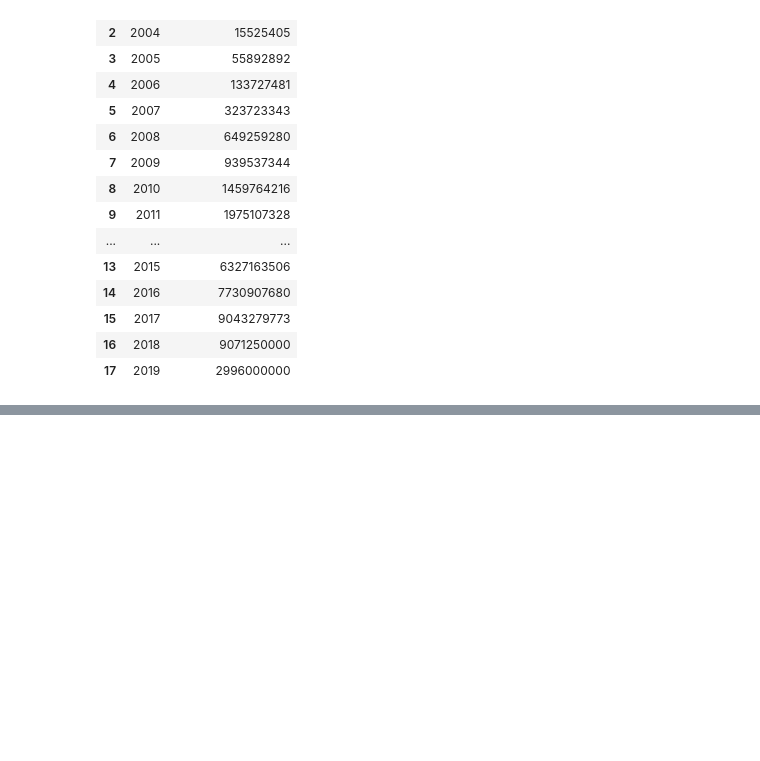
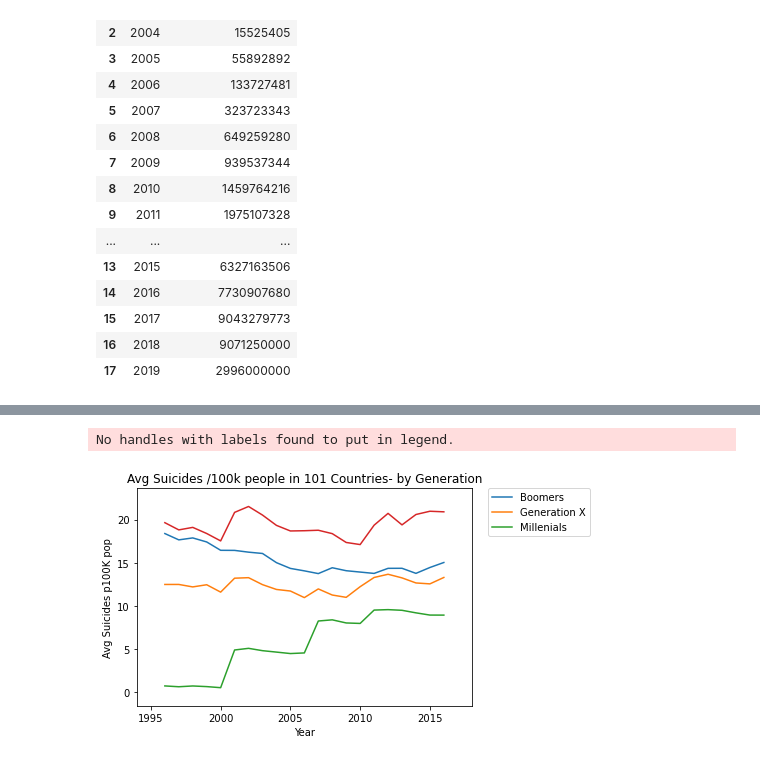
Before and after one commit to ludmilagd/SocialMediaUsageImpact, a Jupyter notebook: SocialMedia&Suicides.ipynb, the cells around one changed output, grey strips where cells are left out. Cells and saved outputs as stored; diff of their text form; code cells hidden in the pictures; blank space fills up the shorter version.

```diff
--- a/SocialMedia&Suicides.ipynb
+++ b/SocialMedia&Suicides.ipynb
@@ -65,0 +141,9 @@ Social_Media
+# %%
+#All Countries
+
+suicide_data_95_data= SuicideData.loc[(SuicideData["year"]>1995),("year","generation","suicides/100k pop")]
+
+suicide_data_95_all=suicide_data_95_data.groupby(["year","generation"],as_index=False).mean()
+
+
+print (suicide_data_95_all)
@@ -65,0 +165,24 @@ Social_Media
+# %%
+
+# Cleam table with Generations with little information (GI Generation 93 to 113 years-old) and Generation Z (5 to 14 years-old)
+
+
+generations = ["Boomers","Generation X","Millenials","Silent"]
+
+plt.title("Avg Suicides /100k people in 101 Countries- by Generation")
+plt.xlabel("Year")
+plt.ylabel("Avg Suicides p100K pop")
+
+for generation in generations:
+    y_axis= suicide_data_95_all['suicides/100k pop'].loc[(suicide_data_95_all['generation']==generation)]
+    x_axis= suicide_data_95_all['year'].loc[(suicide_data_95_all['generation']==generation)]
+
+    plt.legend(bbox_to_anchor=(1.05, 1), loc='upper left', borderaxespad=0.)
+
+    plt.margins(0.1)
+
+    plt.plot (x_axis,y_axis,label=generation)
+plt.savefig("by_Generation_All.png")
+# %% [output]
+No handles with labels found to put in legend.
+[figure, added]
```
Also changed, not shown: parts of 20 cells of this notebook, 9 other files.
